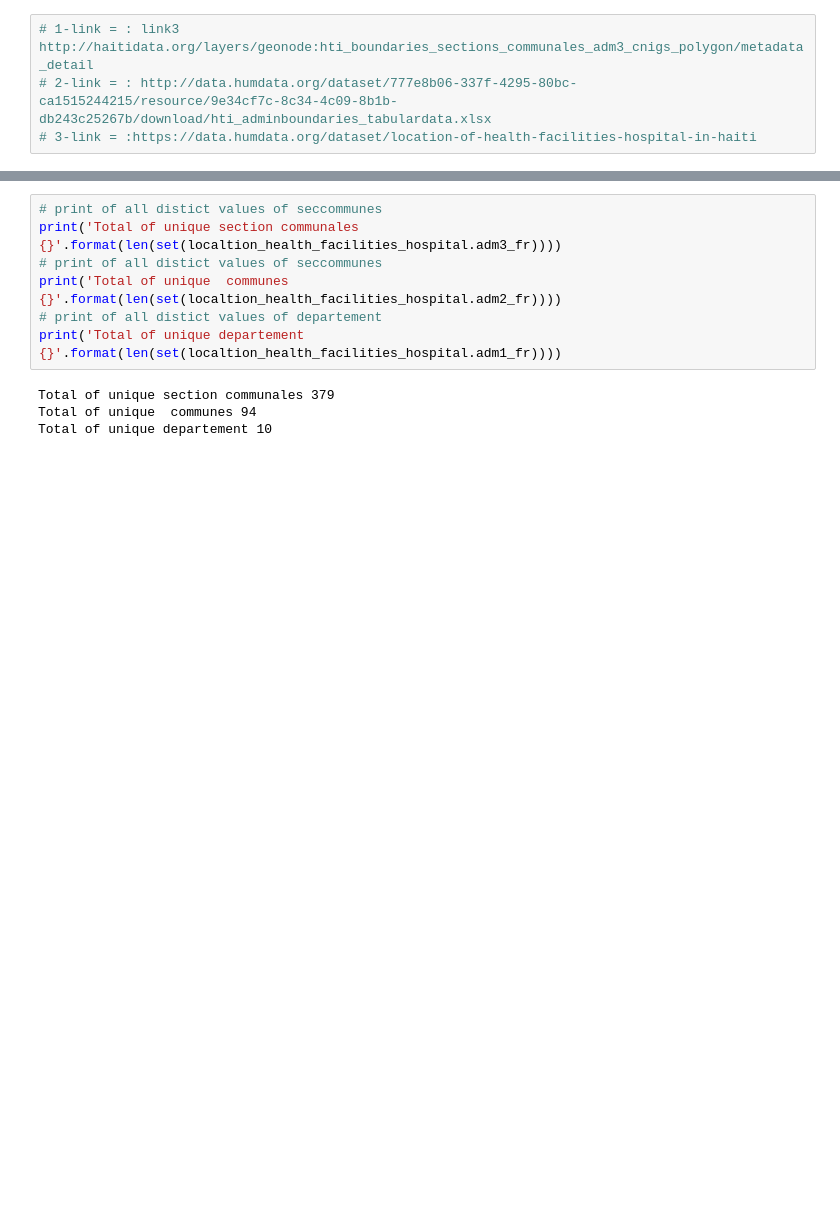
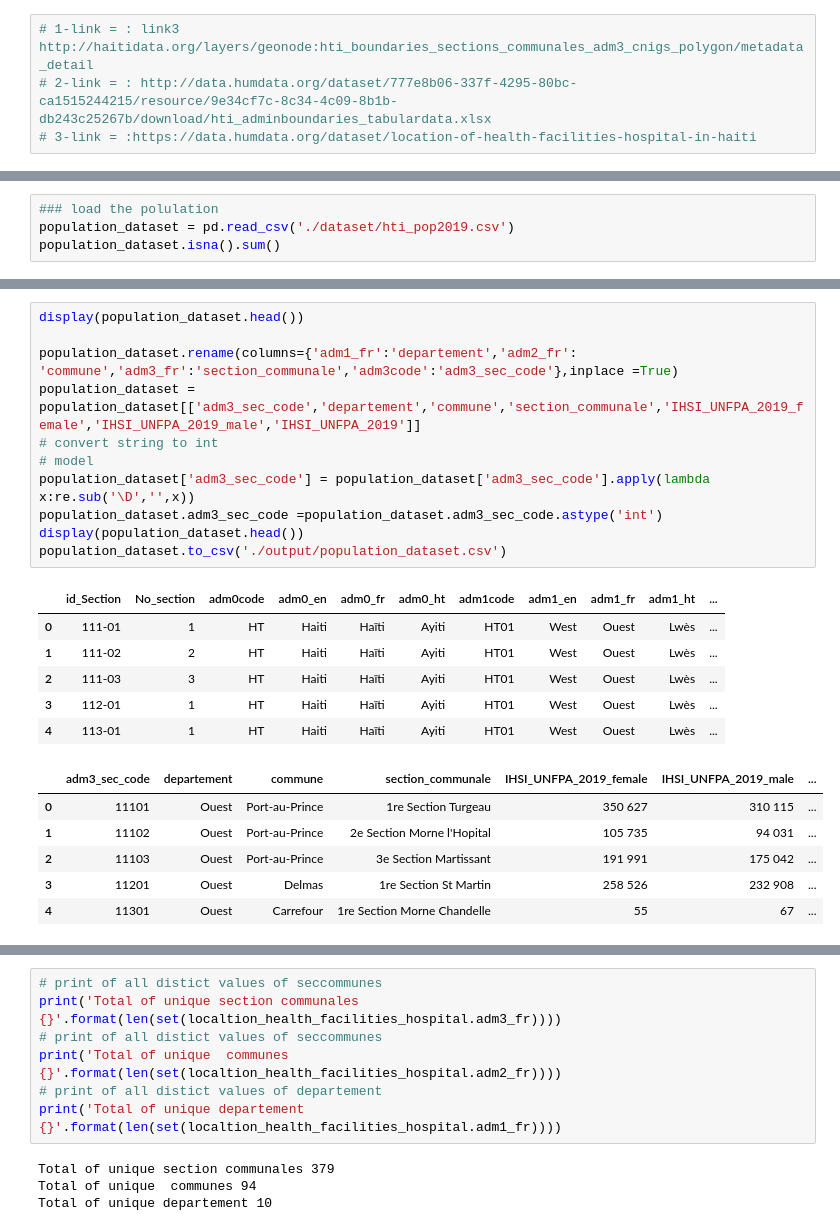
Before and after one commit to MarvelAmazon/covid19-vilnerability-map, a Jupyter notebook: notebook1.ipynb, the cells around one changed output, grey strips where cells are left out. Saved outputs shown, nothing was run; the diff lists cells and outputs as text; blank space fills up the shorter version.

```diff
--- a/notebook1.ipynb
+++ b/notebook1.ipynb
@@ -13,0 +14,4 @@ Requirement already satisfied: xlrd in /home/yvel/snap/jupyter/common/lib/python
+# %%
+### load the polulation
+population_dataset = pd.read_csv('./dataset/hti_pop2019.csv')
+population_dataset.isna().sum()
@@ -13,0 +36,24 @@ Requirement already satisfied: xlrd in /home/yvel/snap/jupyter/common/lib/python
+# %%
+display(population_dataset.head())
+
+population_dataset.rename(columns={'adm1_fr':'departement','adm2_fr': 'commune','adm3_fr':'section_communale','adm3code':'adm3_sec_code'},inplace =True)
+population_dataset = population_dataset[['adm3_sec_code','departement','commune','section_communale','IHSI_UNFPA_2019_female','IHSI_UNFPA_2019_male','IHSI_UNFPA_2019']]
+# convert string to int
+# model
+population_dataset['adm3_sec_code'] = population_dataset['adm3_sec_code'].apply(lambda x:re.sub('\D','',x))
+population_dataset.adm3_sec_code =population_dataset.adm3_sec_code.astype('int')
+display(population_dataset.head())
+population_dataset.to_csv('./output/population_dataset.csv')
+# %% [output]
+|  | id_Section | No_section | adm0code | adm0_en | adm0_fr | adm0_ht | adm1code | adm1_en | adm1_fr | adm1_ht | ... |
+| 0 | 111-01 | 1 | HT | Haiti | Haïti | Ayiti | HT01 | West | Ouest | Lwès | ... |
+| 1 | 111-02 | 2 | HT | Haiti | Haïti | Ayiti | HT01 | West | Ouest | Lwès | ... |
+| 2 | 111-03 | 3 | HT | Haiti | Haïti | Ayiti | HT01 | West | Ouest | Lwès | ... |
+| 3 | 112-01 | 1 | HT | Haiti | Haïti | Ayiti | HT01 | West | Ouest | Lwès | ... |
+| 4 | 113-01 | 1 | HT | Haiti | Haïti | Ayiti | HT01 | West | Ouest | Lwès | ... |
+|  | adm3_sec_code | departement | commune | section_communale | IHSI_UNFPA_2019_female | IHSI_UNFPA_2019_male | ... |
+| 0 | 11101 | Ouest | Port-au-Prince | 1re Section Turgeau | 350 627 | 310 115 | ... |
+| 1 | 11102 | Ouest | Port-au-Prince | 2e Section Morne l'Hopital | 105 735 | 94 031 | ... |
+| 2 | 11103 | Ouest | Port-au-Prince | 3e Section Martissant | 191 991 | 175 042 | ... |
+| 3 | 11201 | Ouest | Delmas | 1re Section St Martin | 258 526 | 232 908 | ... |
+| 4 | 11301 | Ouest | Carrefour | 1re Section Morne Chandelle | 55 | 67 | ... |
```
Also changed, not shown: parts of 19 cells of this notebook, 5 other files.
